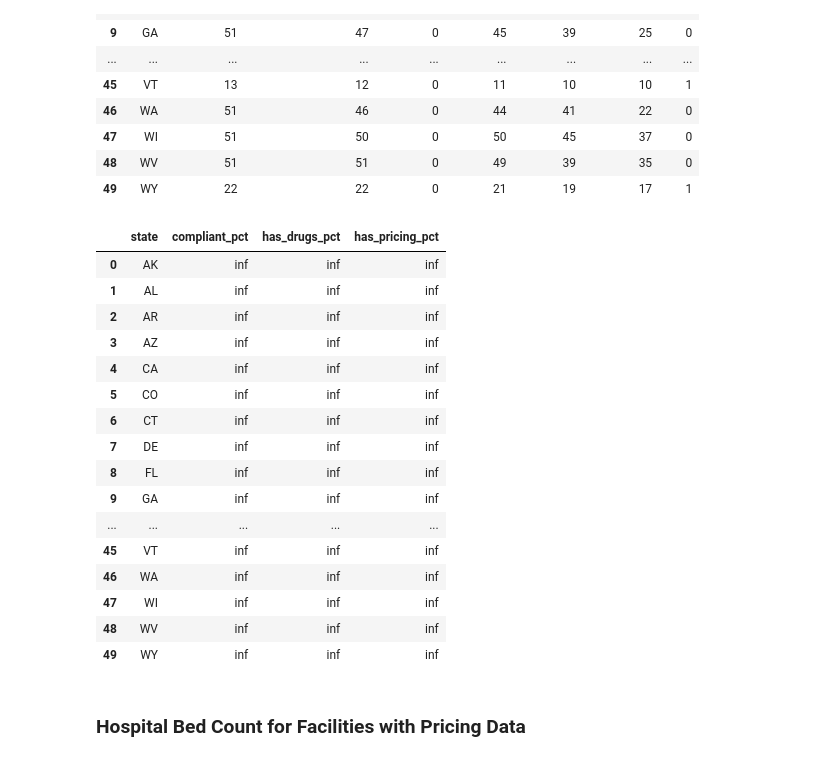
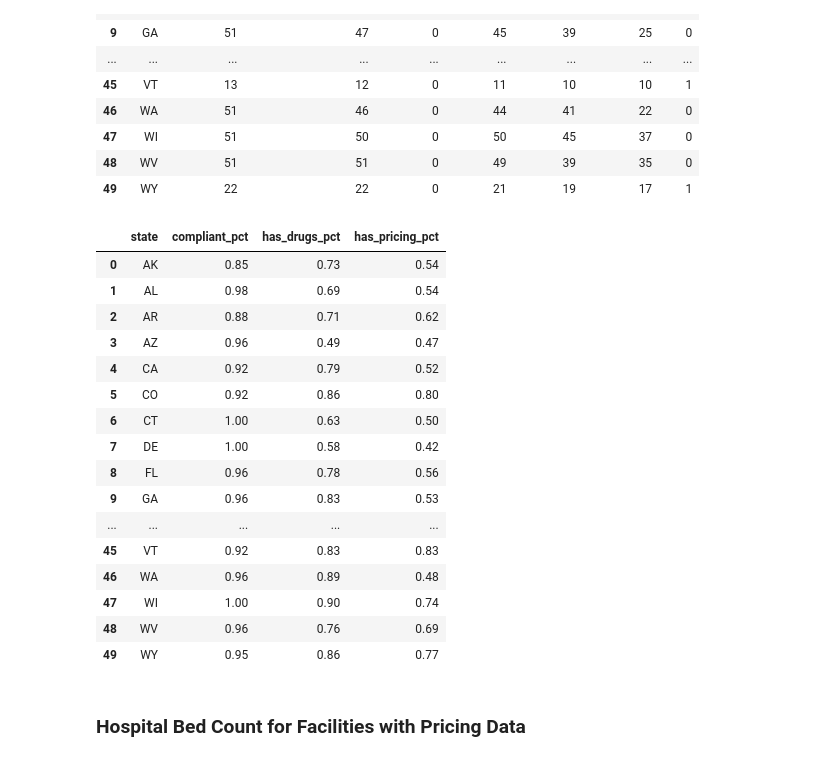
Before and after one commit to mwine81/PRA_REPORT, a Jupyter notebook: hospitals.ipynb, the cells around one changed output. Cells and saved outputs as stored; diff of their text form; code cells hidden in the pictures.

```diff
--- a/hospitals.ipynb
+++ b/hospitals.ipynb
@@ -82,32 +82,32 @@ base_query()
 # %%
 (
 base_query()
 .group_by("state")
 .agg(cs.boolean().exclude('converted').sum())
-.with_columns((cs.matches('(?i)comp|has') / c.processed).round(4).name.suffix('_pct'))
+.with_columns((cs.matches('(?i)comp|has') / c.converted_to_parquet).round(2).name.suffix('_pct'))
 .select(cs.matches('state|.*_pct').exclude('processed_pct'))
 .sort("state")
 .collect(engine='streaming')
 .to_pandas()
 )
 # %% [output]
 |  | state | compliant_pct | has_drugs_pct | has_pricing_pct |
-| 0 | AK | inf | inf | inf |
-| 1 | AL | inf | inf | inf |
-| 2 | AR | inf | inf | inf |
-| 3 | AZ | inf | inf | inf |
-| 4 | CA | inf | inf | inf |
-| 5 | CO | inf | inf | inf |
-| 6 | CT | inf | inf | inf |
-| 7 | DE | inf | inf | inf |
-| 8 | FL | inf | inf | inf |
-| 9 | GA | inf | inf | inf |
+| 0 | AK | 0.85 | 0.73 | 0.54 |
+| 1 | AL | 0.98 | 0.69 | 0.54 |
+| 2 | AR | 0.88 | 0.71 | 0.62 |
+| 3 | AZ | 0.96 | 0.49 | 0.47 |
+| 4 | CA | 0.92 | 0.79 | 0.52 |
+| 5 | CO | 0.92 | 0.86 | 0.80 |
+| 6 | CT | 1.00 | 0.63 | 0.50 |
+| 7 | DE | 1.00 | 0.58 | 0.42 |
+| 8 | FL | 0.96 | 0.78 | 0.56 |
+| 9 | GA | 0.96 | 0.83 | 0.53 |
 | ... | ... | ... | ... | ... |
-| 45 | VT | inf | inf | inf |
-| 46 | WA | inf | inf | inf |
-| 47 | WI | inf | inf | inf |
-| 48 | WV | inf | inf | inf |
-| 49 | WY | inf | inf | inf |
+| 45 | VT | 0.92 | 0.83 | 0.83 |
+| 46 | WA | 0.96 | 0.89 | 0.48 |
+| 47 | WI | 1.00 | 0.90 | 0.74 |
+| 48 | WV | 0.96 | 0.76 | 0.69 |
+| 49 | WY | 0.95 | 0.86 | 0.77 |
 # %% [markdown]
 ### Hospital Bed Count for Facilities with Pricing Data
 # %%
```
Also changed, not shown: parts of 7 cells of this notebook, 3 other files.
